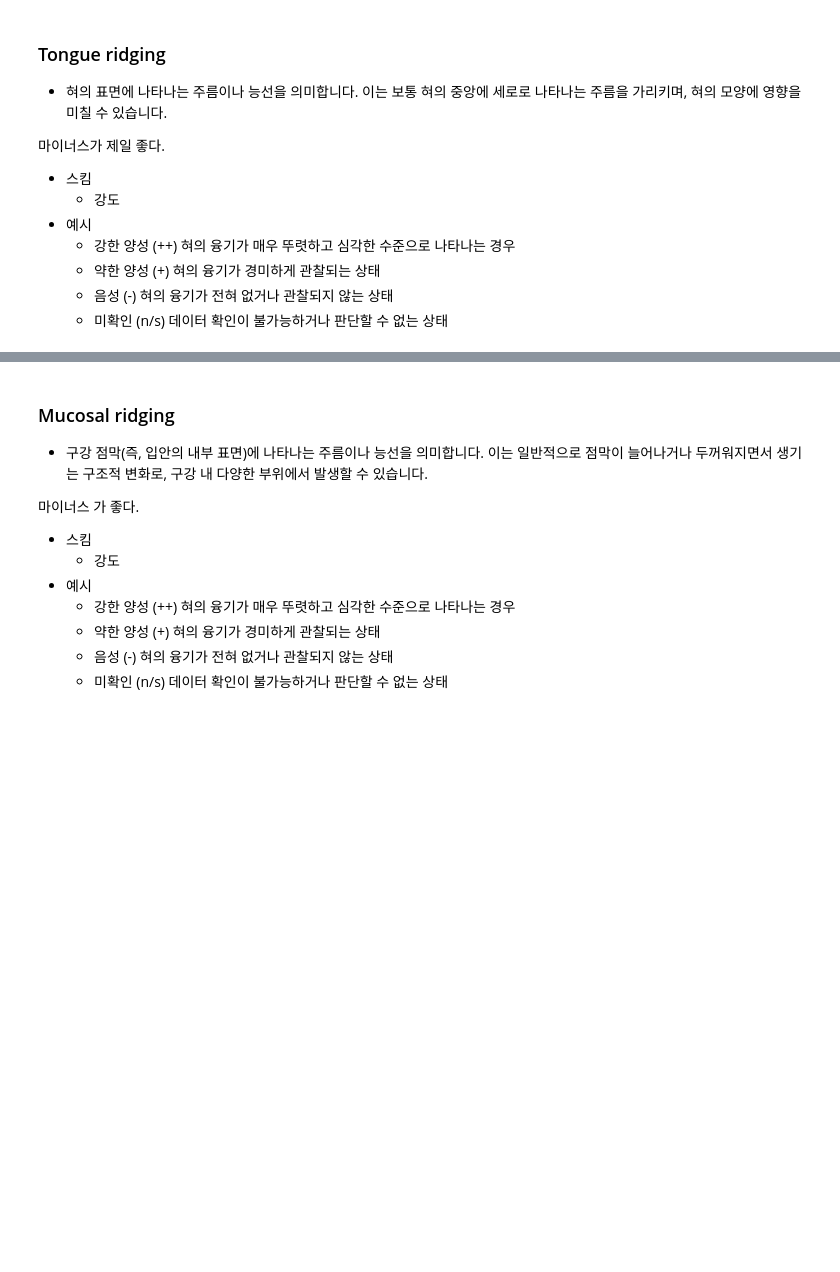
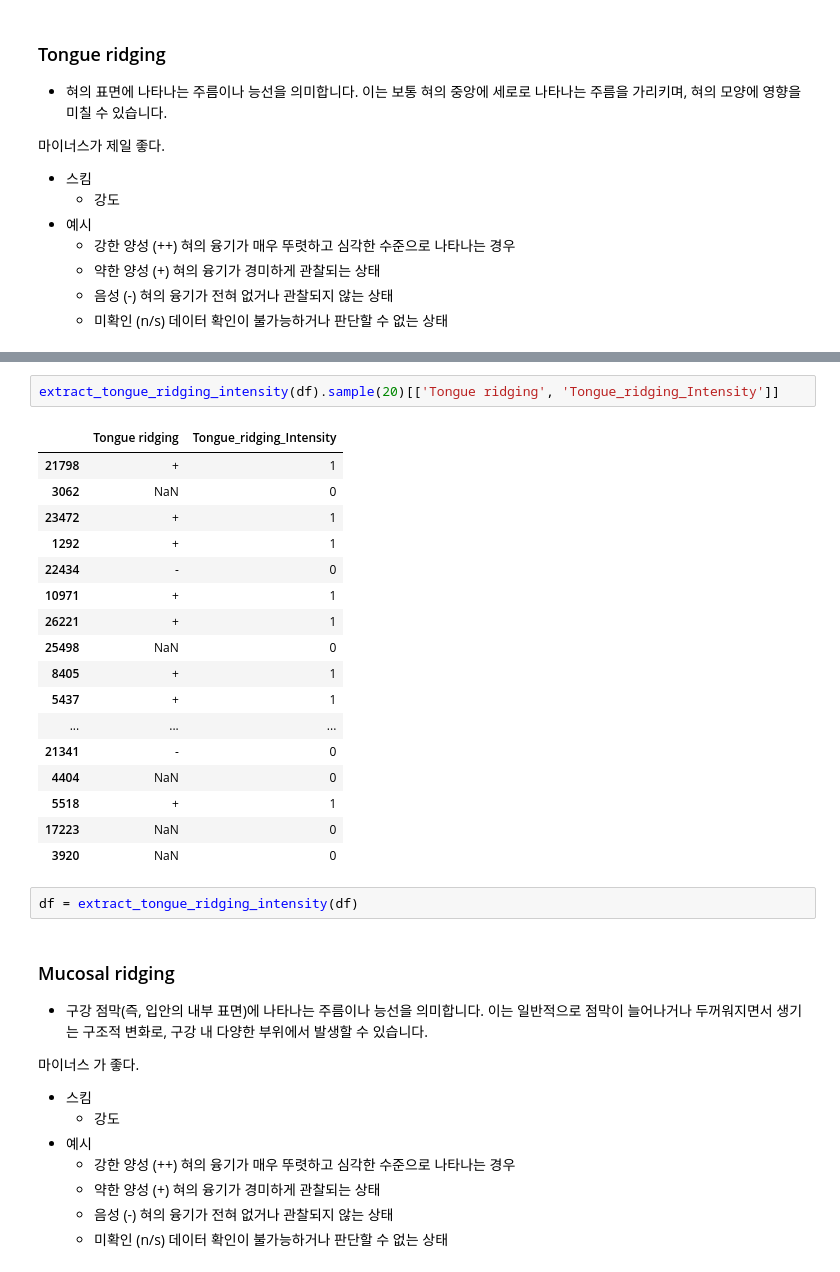
Before and after one commit to skadudd/prj_centum, a Jupyter notebook: numeric_parse/data_cleansing.ipynb, the cells around one changed output, grey strips where cells are left out. Saved outputs shown, nothing was run; the diff lists cells and outputs as text; blank space fills up the shorter version.

```diff
--- a/numeric_parse/data_cleansing.ipynb
+++ b/numeric_parse/data_cleansing.ipynb
@@ -1332,3 +1535,25 @@ Name: Tongue ridging, dtype: object
+# %%
+extract_tongue_ridging_intensity(df).sample(20)[['Tongue ridging', 'Tongue_ridging_Intensity']]
+# %% [output]
+|  | Tongue ridging | Tongue_ridging_Intensity |
+| 21798 | + | 1 |
+| 3062 | NaN | 0 |
+| 23472 | + | 1 |
+| 1292 | + | 1 |
+| 22434 | - | 0 |
+| 10971 | + | 1 |
+| 26221 | + | 1 |
+| 25498 | NaN | 0 |
+| 8405 | + | 1 |
+| 5437 | + | 1 |
+| ... | ... | ... |
+| 21341 | - | 0 |
+| 4404 | NaN | 0 |
+| 5518 | + | 1 |
+| 17223 | NaN | 0 |
+| 3920 | NaN | 0 |
+# %%
+df = extract_tongue_ridging_intensity(df)
 # %% [markdown]
 ### Mucosal ridging
 - 구강 점막(즉, 입안의 내부 표면)에 나타나는 주름이나 능선을 의미합니다. 이는 일반적으로 점막이 늘어나거나 두꺼워지면서 생기는 구조적 변화로, 구강 내 다양한 부위에서 발생할 수 있습니다.
```
Also changed, not shown: parts of 39 cells of this notebook.
